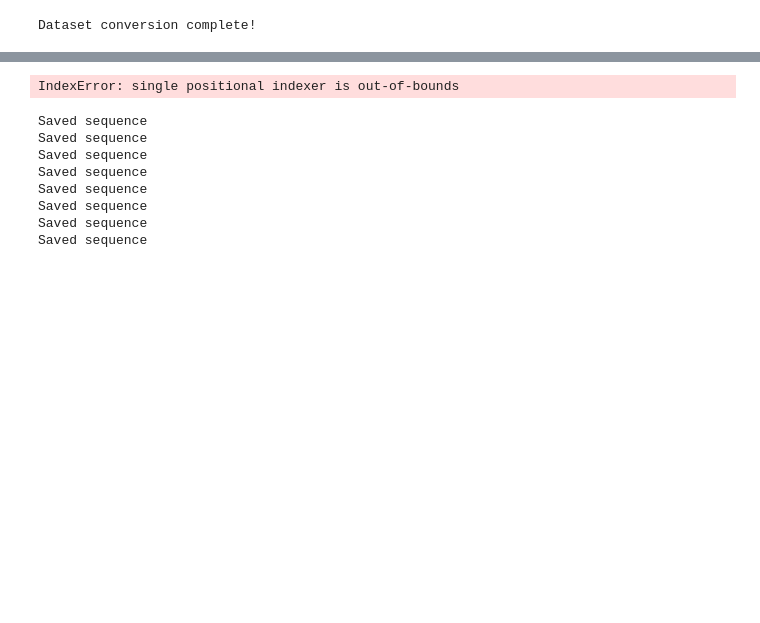
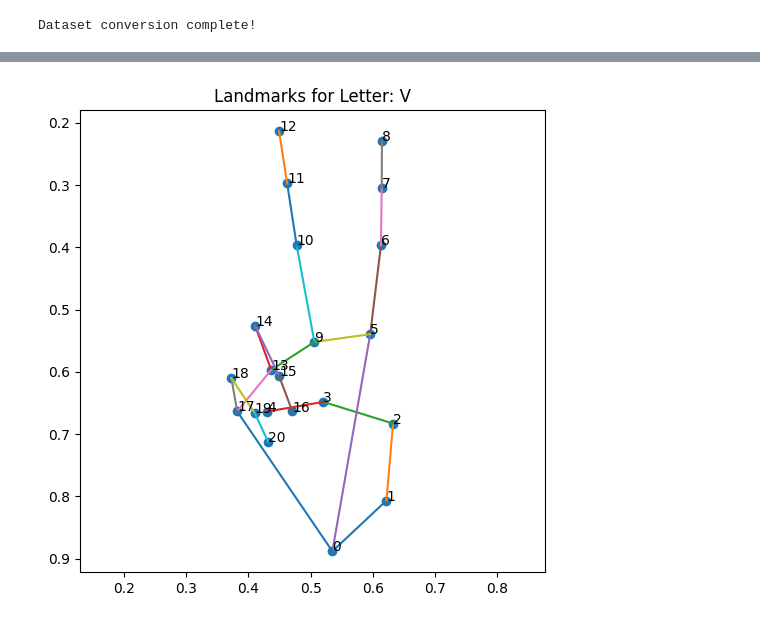
Before and after one commit to suleman456/Sign_Language_Recognition, a Jupyter notebook: cv_project.ipynb, the cells around one changed output, grey strips where cells are left out. Cells and saved outputs as stored; diff of their text form; code cells hidden in the pictures; blank space fills up the shorter version.

```diff
--- a/cv_project.ipynb
+++ b/cv_project.ipynb
@@ -169,7 +159,7 @@ hands = mp_hands.Hands(
     min_detection_confidence=0.7
 )
 
-DATASET_PATH = "asl_dataset"
+DATASET_PATH = "asl_alphabet_train"
 output_file = "asl_landmarks.csv"
 
 with open(output_file, "w", newline="") as f:
@@ -340,14 +411,11 @@ while True:
 cap.release()
 cv2.destroyAllWindows()
 # %%
-import pandas as pd
-import matplotlib.pyplot as plt
-
 # Load dataset
 df = pd.read_csv("asl_landmarks.csv")
 
 # Choose letter to visualize
-letter = ""
+letter = "V"
 
 # Get first sample of that letter
 sample = df[df["label"] == letter].iloc[0]
@@ -364,40 +432,35 @@ for i in range(21):
 connections = [
     (0,1),(1,2),(2,3),(3,4),        # thumb
     (0,5),(5,6),(6,7),(7,8),        # index
     (5,9),(9,10),(10,11),(11,12),   # middle
     (9,13),(13,14),(14,15),(15,16), # ring
     (13,17),(17,18),(18,19),(19,20),(0,17) # pinky
 ]
 
 # Plot
 plt.figure(figsize=(6,6))
 
 # Draw connections
 for start, end in connections:
     plt.plot(
         [x[start], x[end]],
         [y[start], y[end]]
     )
 
 # Draw landmarks
 plt.scatter(x, y)
 
 # Landmark index labels
 for i in range(21):
     plt.text(x[i], y[i], str(i))
 
 plt.gca().invert_yaxis()  # image coordinates
 plt.title(f"Landmarks for Letter: {letter}")
 plt.axis("equal")
 plt.show()
 # %% [output]
-IndexError: single positional indexer is out-of-bounds
+[figure, added]
 # %%
-import cv2
-import csv
-import numpy as np
-import mediapipe as mp
-
 mp_hands = mp.solutions.hands
 hands = mp_hands.Hands(max_num_hands=1)
 
@@ -454,12 +517,3 @@ with open(file, "a", newline="") as f:
 
 cap.release()
 cv2.destroyAllWindows()
-# %% [output]
-Saved sequence
-Saved sequence
-Saved sequence
-Saved sequence
-Saved sequence
-Saved sequence
-Saved sequence
-Saved sequence
```
Also changed, not shown: parts of 3 cells of this notebook.
